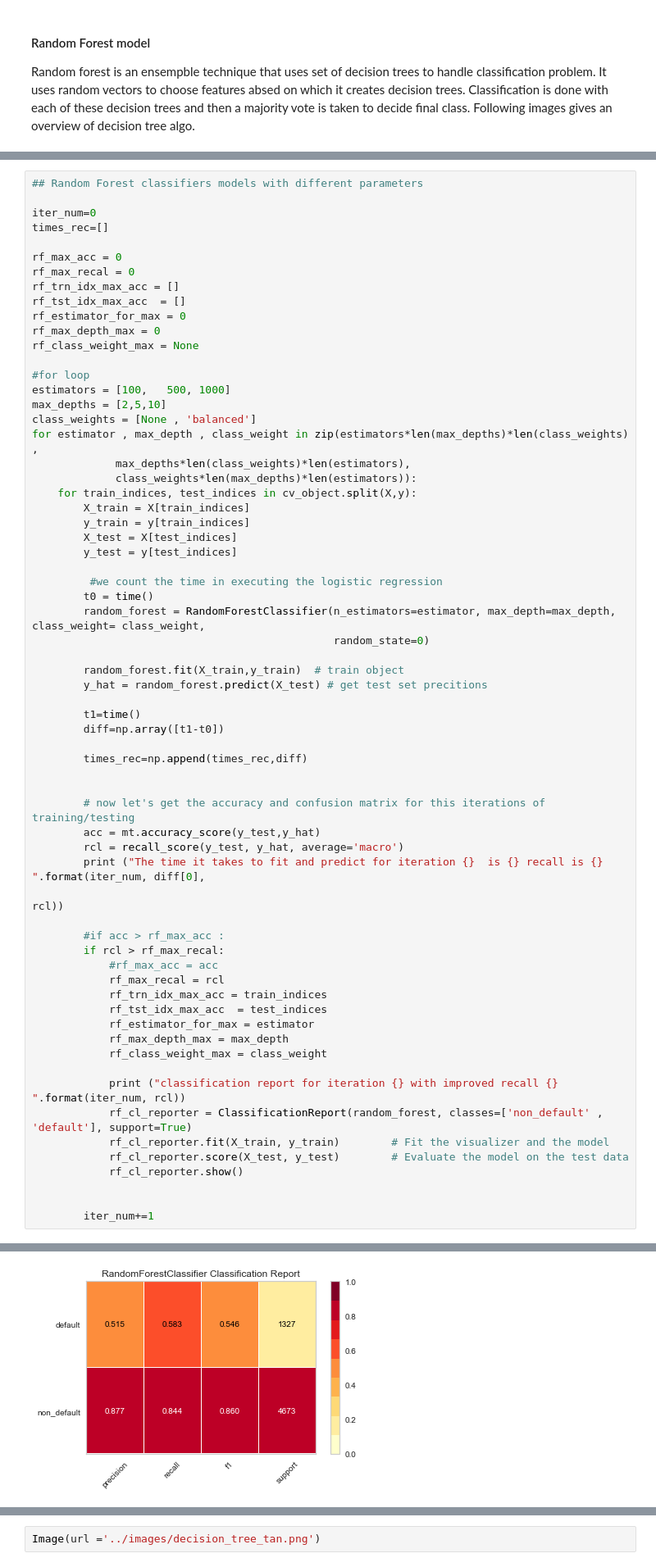
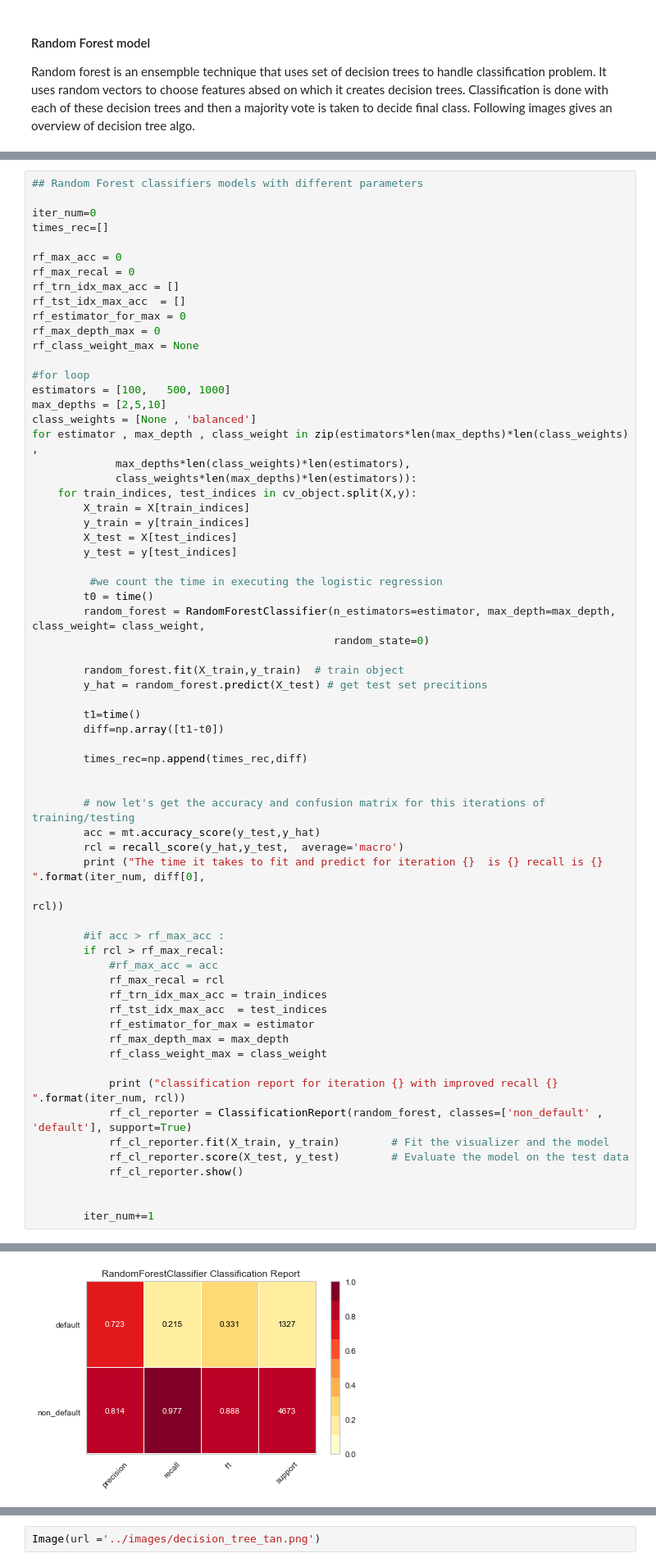
Before and after one commit to pankajti/MSDS_7331_Lab2, a Jupyter notebook: modelling/combined_models.ipynb, the cells around one changed output, grey strips where cells are left out. Shown at 82% size. Drawn from its saved outputs; the diff is of its cells as text.

```diff
--- a/modelling/combined_models.ipynb
+++ b/modelling/combined_models.ipynb
@@ -185,7 +194,7 @@ for estimator , max_depth , class_weight in zip(estimators*len(max_depths)*len(c
 
         # now let's get the accuracy and confusion matrix for this iterations of training/testing
         acc = mt.accuracy_score(y_test,y_hat)
-        rcl = recall_score(y_test, y_hat, average='macro')
+        rcl = recall_score(y_hat,y_test,  average='macro')
         print ("The time it takes to fit and predict for iteration {}  is {} recall is {} ".format(iter_num, diff[0],
                                                                                                    rcl))
 
@@ -222 +229 @@ classification report for iteration 5 with improved recall 0.7132571937976521
-[figure, old version]
+[figure, new version]
```
Also changed, not shown: parts of 33 cells of this notebook.
